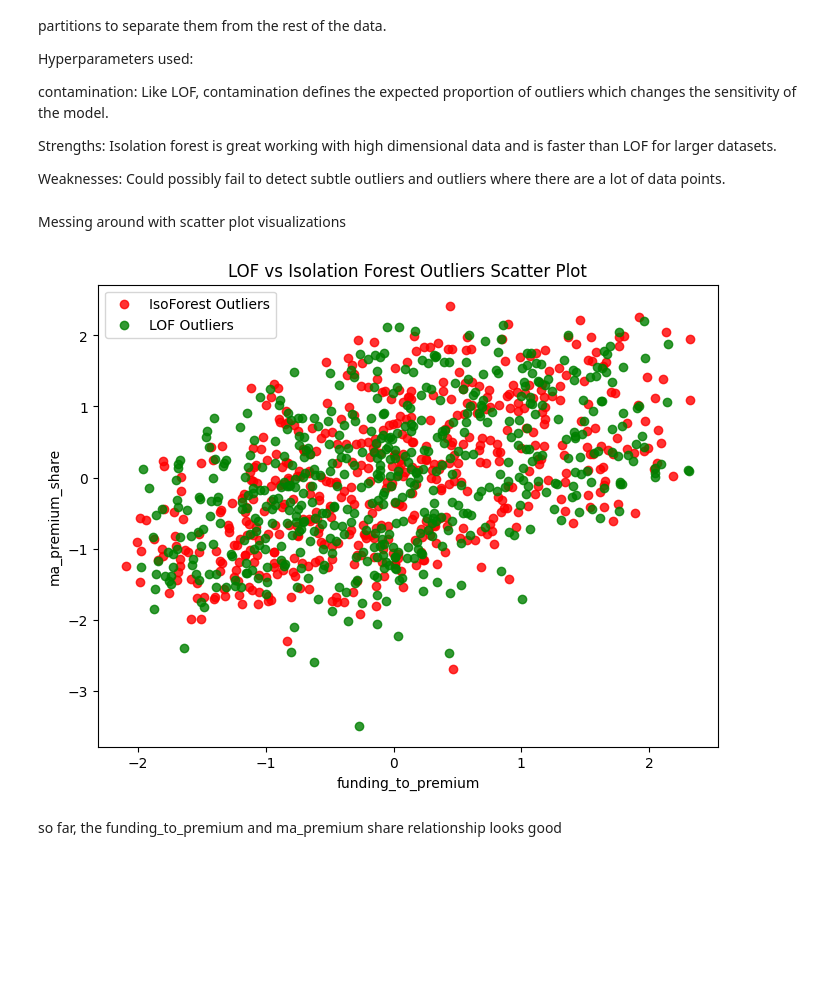
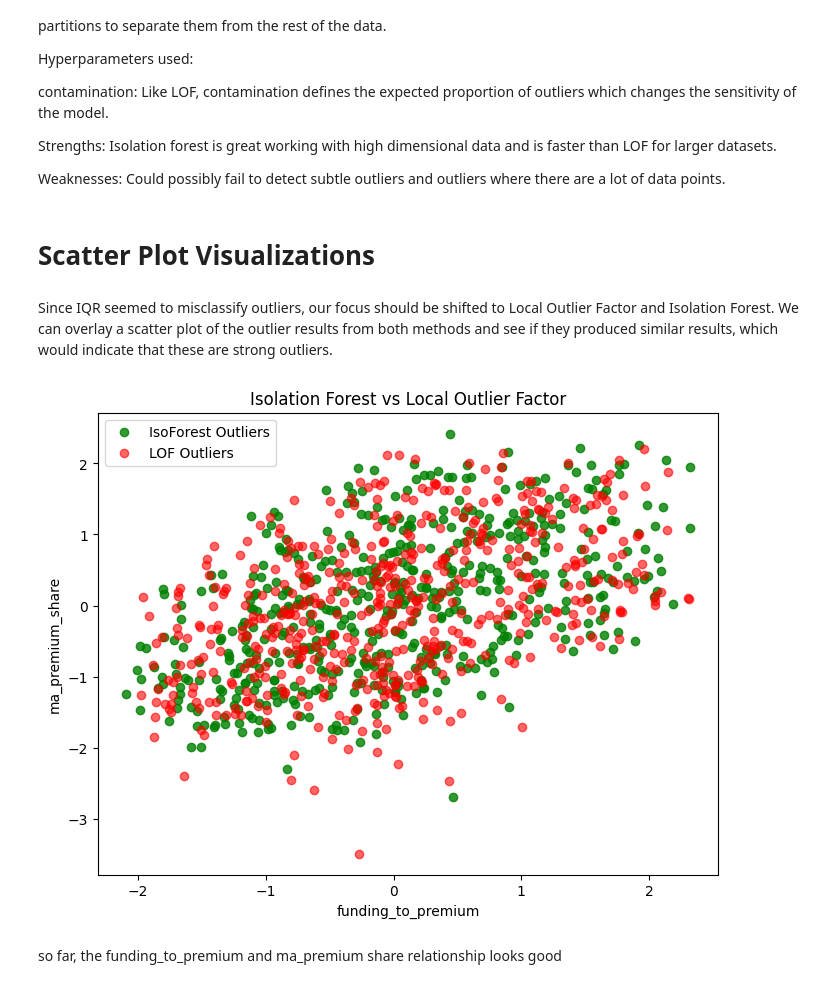
Before and after one commit to lizbethkr/Outlier-Detection, a Jupyter notebook: notebooks/outlier_detection.ipynb, the cells around one changed output. Saved outputs shown, nothing was run; the diff lists cells and outputs as text; code cells hidden in the pictures; blank space fills up the shorter version.

Commit message:
added kept feature definitions and more scatters

```diff
--- a/notebooks/outlier_detection.ipynb
+++ b/notebooks/outlier_detection.ipynb
@@ -561,28 +579,30 @@ contamination:  Like LOF, contamination defines the expected proportion of outli
 Strengths: Isolation forest is great working with high dimensional data and is faster than LOF for larger datasets.
 
 Weaknesses: Could possibly fail to detect subtle outliers and outliers where there are a lot of data points.
-# %% [markdown]
-Messing around with scatter plot visualizations
+# %% [markdown]
+# Scatter Plot Visualizations
+# %% [markdown]
+Since IQR seemed to misclassify outliers, our focus should be shifted to Local Outlier Factor and Isolation Forest. We can overlay a scatter plot of the outlier results from both methods and see if they produced similar results, which would indicate that these are strong outliers.
 # %%
 plt.figure(figsize=(8,6))
 
 # Highlight Isolation Forest outliers
 plt.scatter(scaled_iso_outliers_df['funding_to_premium'],
             scaled_iso_outliers_df['ma_premium_share'],
-            color='red', alpha=0.8, label='IsoForest Outliers')
+            color='green', alpha=0.8, label='IsoForest Outliers')
 
 # Highlight LOF outliers
 plt.scatter(scaled_lof_outliers_df['funding_to_premium'],
             scaled_lof_outliers_df['ma_premium_share'],
-            color='green', alpha=0.8, label='LOF Outliers')
+            color='red', alpha=0.6, label='LOF Outliers')
 
 plt.xlabel("funding_to_premium")
 plt.ylabel("ma_premium_share")
-plt.title("LOF vs Isolation Forest Outliers Scatter Plot")
+plt.title("Isolation Forest vs Local Outlier Factor")
 plt.legend()
 plt.show()
 # %% [output]
-[figure, old version]
+[figure, new version]
 # %% [markdown]
 so far, the funding_to_premium and ma_premium share relationship looks good
 # %%
```
Also changed, not shown: parts of 7 cells of this notebook.
